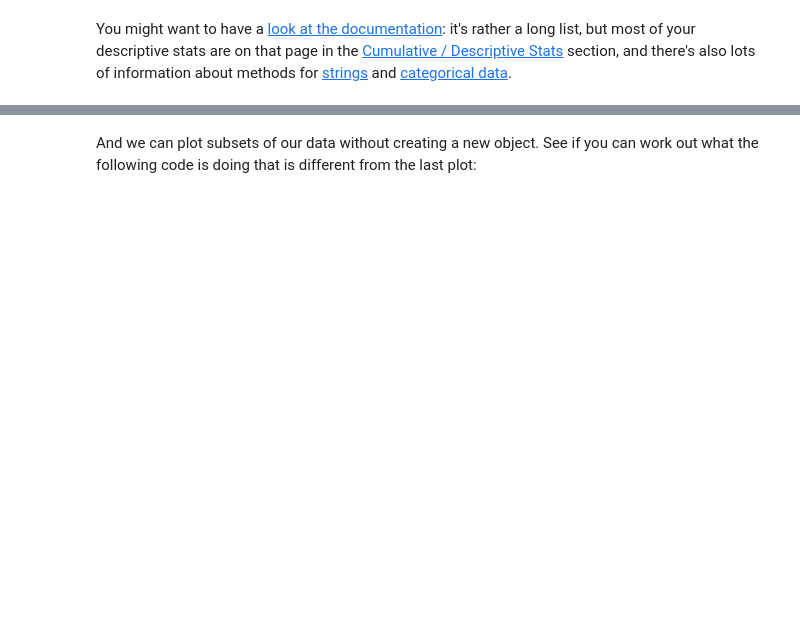
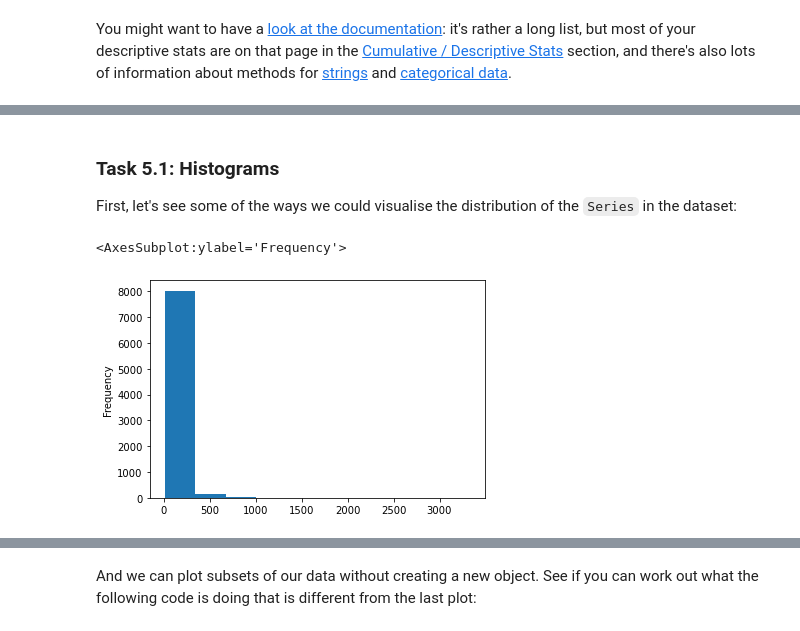
Before and after one commit to xfang422/i2p-1, a Jupyter notebook: practicals/Practical-05-Numeric_Data.ipynb, the cells around one changed output, grey strips where cells are left out. Cells and saved outputs as stored; diff of their text form; code cells hidden in the pictures; blank space fills up the shorter version.

```diff
--- a/practicals/Practical-05-Numeric_Data.ipynb
+++ b/practicals/Practical-05-Numeric_Data.ipynb
@@ -395,0 +493,10 @@ As you work through the description code below, you may want to refer back to th
+# %%
+ints  = ['id','host_id','host_listings_count','host_total_listings_count','accommodates',
+         'beds','minimum_nights','maximum_nights','availability_365','calculated_host_listings_count']
+for i in ints:
+    print(f"Converting {i}")
+    try:
+        df[i] = df[i].astype('float').astype('int')
+    except ValueError as e:
+        print("\tConverting to unsigned 16-bit integer.")
+        df[i] = df[i].astype('float').astype(pd.UInt16Dtype())
@@ -726,0 +698,3 @@ my_df.plot.scatter(x='Longitude', y='Latitude', s=(my_df.Population/50000))
+# %%
+df['z'] = (df.price - df.price.mean()) / df.price.std()
+df.z.describe()
@@ -726,0 +711,3 @@ my_df.plot.scatter(x='Longitude', y='Latitude', s=(my_df.Population/50000))
+# %%
+df['iqs'] = (??)/(??)
+df.iqs.describe()
@@ -726,0 +724,4 @@ my_df.plot.scatter(x='Longitude', y='Latitude', s=(my_df.Population/50000))
+# %%
+import numpy as np
+df['lnprice'] = np.log(df.price)
+df.lnprice.describe()
@@ -726,0 +768,9 @@ my_df.plot.scatter(x='Longitude', y='Latitude', s=(my_df.Population/50000))
+# %% [markdown]
+### Task 5.1: Histograms
+
+First, let's see some of the ways we could visualise the distribution of the `Series` in the dataset:
+# %%
+df.price.plot.hist() # histogram
+# %% [output]
+<AxesSubplot:ylabel='Frequency'>
+[figure, added]
```
Also changed, not shown: parts of 330 cells of this notebook.
